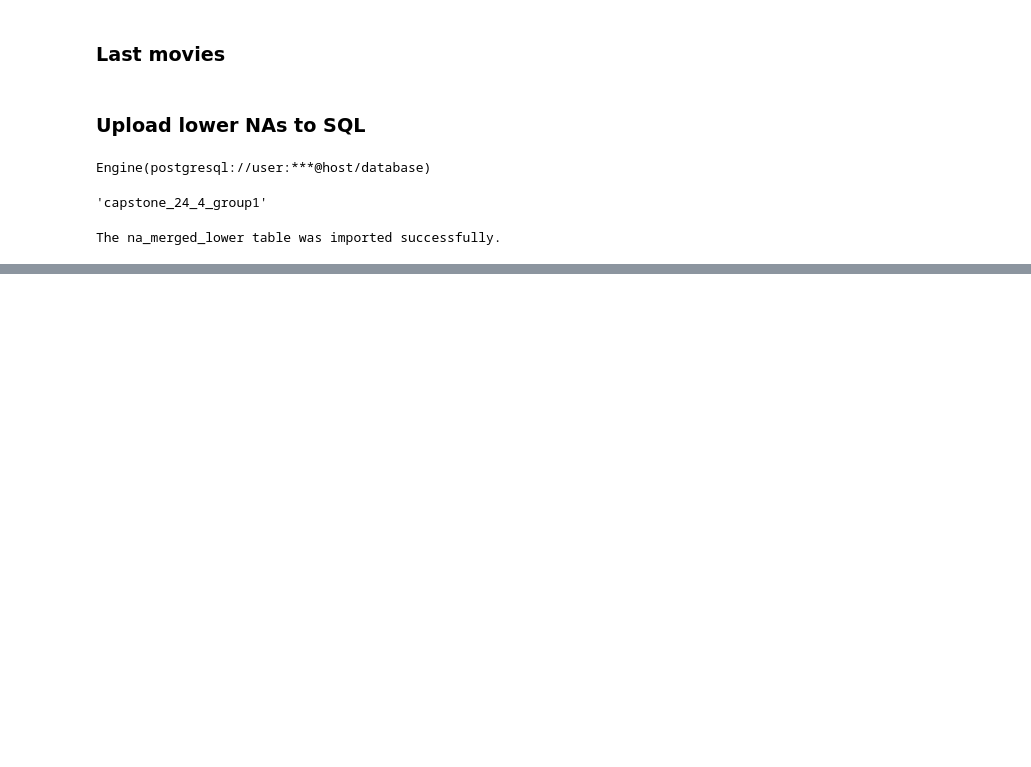
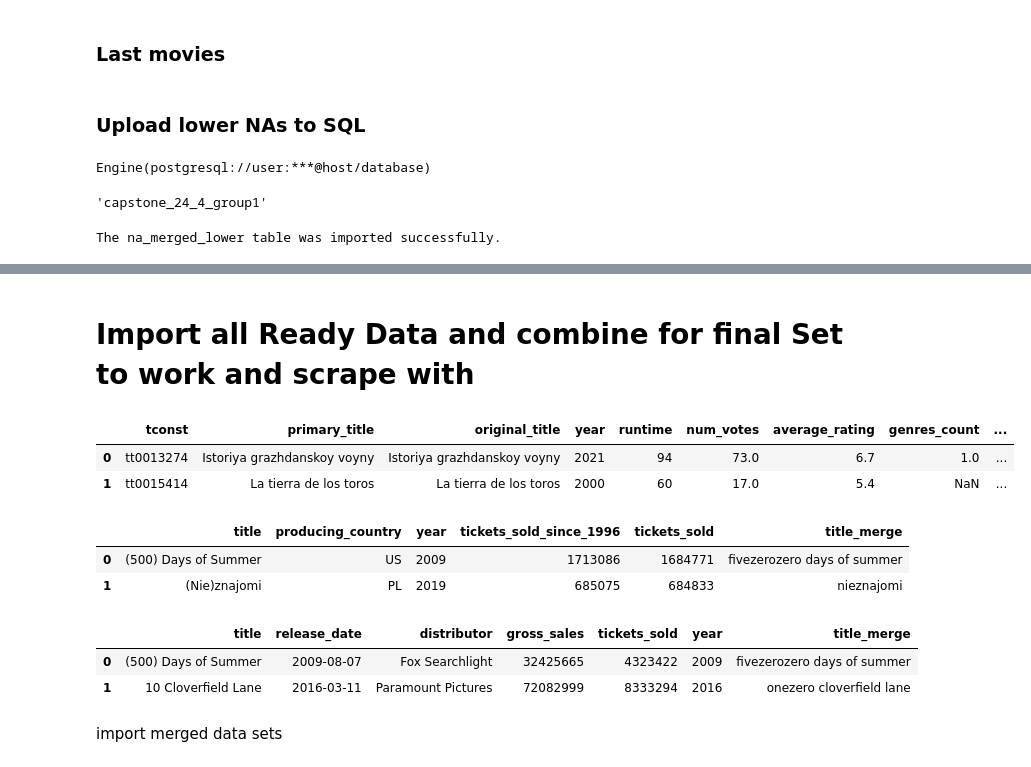
Before and after one commit to tk87-hono/data_analytics_24_4-Capstone_Movie_Group, a Jupyter notebook: clean_merging_book_jonas.ipynb, the cells around one changed output, grey strips where cells are left out. Saved outputs shown, nothing was run; the diff lists cells and outputs as text; code cells hidden in the pictures; blank space fills up the shorter version.

```diff
--- a/clean_merging_book_jonas.ipynb
+++ b/clean_merging_book_jonas.ipynb
@@ -592,3 +612,25 @@ imdb_aka_df.head()
 | 2 | tt0035423 | Kate & Leopold | Kate & Leopold | 2001 | 118 | 89944.0 | 6.4 | 3.0 | ... |
 | 3 | tt0062336 | The Tango of the Widower and Its ... | El tango del viudo y su espejo de... | 2020 | 70 | 190.0 | 6.5 | 1.0 | ... |
 | 4 | tt0069049 | The Other Side of the Wind | The Other Side of the Wind | 2018 | 122 | 8143.0 | 6.7 | 1.0 | ... |
+# %% [markdown]
+# Import all Ready Data and combine for final Set to work and scrape with
+# %%
+imdb_df.head(2)
+# %% [output]
+|  | tconst | primary_title | original_title | year | runtime | num_votes | average_rating | genres_count | ... |
+| 0 | tt0013274 | Istoriya grazhdanskoy voyny | Istoriya grazhdanskoy voyny | 2021 | 94 | 73.0 | 6.7 | 1.0 | ... |
+| 1 | tt0015414 | La tierra de los toros | La tierra de los toros | 2000 | 60 | 17.0 | 5.4 | NaN | ... |
+# %%
+eu_df.head(2)
+# %% [output]
+|  | title | producing_country | year | tickets_sold_since_1996 | tickets_sold | title_merge |
+| 0 | (500) Days of Summer | US | 2009 | 1713086 | 1684771 | fivezerozero days of summer |
+| 1 | (Nie)znajomi | PL | 2019 | 685075 | 684833 | nieznajomi |
+# %%
+na_df.head(2)
+# %% [output]
+|  | title | release_date | distributor | gross_sales | tickets_sold | year | title_merge |
+| 0 | (500) Days of Summer | 2009-08-07 | Fox Searchlight | 32425665 | 4323422 | 2009 | fivezerozero days of summer |
+| 1 | 10 Cloverfield Lane | 2016-03-11 | Paramount Pictures | 72082999 | 8333294 | 2016 | onezero cloverfield lane |
+# %% [markdown]
+import merged data sets
```
Also changed, not shown: parts of 52 cells of this notebook.
